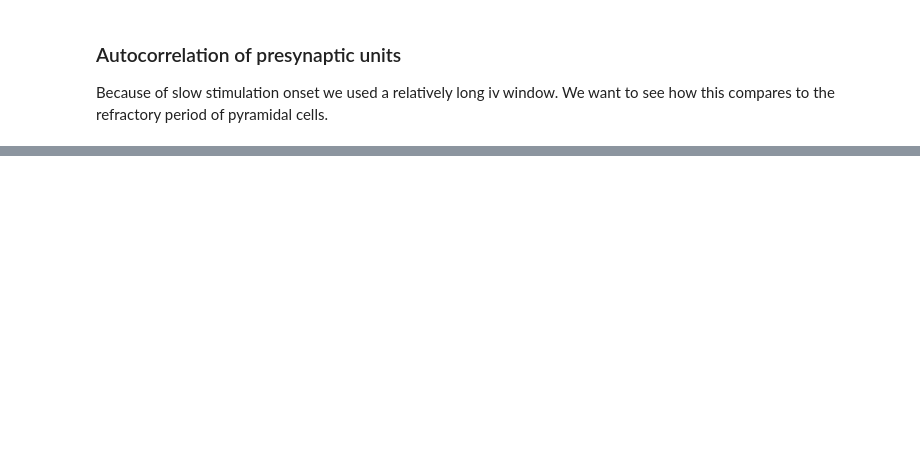
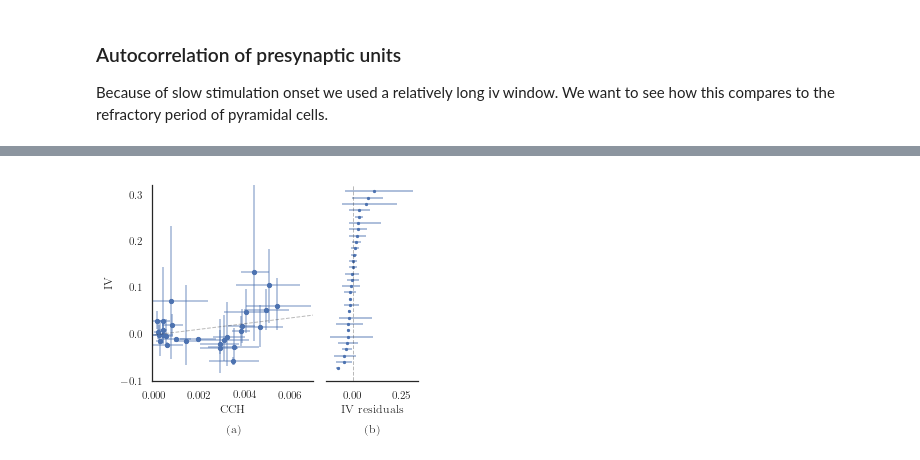
Before and after one commit to lepmik/causal-optogenetics-paper-data, a Jupyter notebook: Figure 6 HippocampalData.ipynb, the cells around one changed output, grey strips where cells are left out. Cells and saved outputs as stored; diff of their text form; code cells hidden in the pictures; blank space fills up the shorter version.

Commit message:
Figure 6 runs through on fresh instatiation

```diff
--- a/Figure 6 HippocampalData.ipynb
+++ b/Figure 6 HippocampalData.ipynb
@@ -489,6 +474,6 @@ if calculate_df_btstrp_cch:
             ccg_time_limit,
             ccg_width,
             conns_sel=conns_sel)
-    df_btstrp_cch.to_pickle('df_btstrp_cch')
+    df_btstrp_cch.to_pickle('results/df_btstrp_cch.pckl')
 else:
-    df_btstrp_cch = pd.read_pickle('df_btstrp_cch')
+    df_btstrp_cch = pd.read_pickle('results/df_btstrp_cch.pckl')
@@ -503,11 +492,11 @@ if calculate_df_btstrp_iv:
             iv_window,
             iv_ltnc,
             conns_sel=conns_sel)
-    df_btstrp_iv.to_pickle('df_btstrp_iv')
+    df_btstrp_iv.to_pickle('results/df_btstrp_iv.pckl')
 else:
-    df_btstrp_iv = pd.read_pickle('df_btstrp_iv')
+    df_btstrp_iv = pd.read_pickle('results/df_btstrp_iv.pckl')
 # %%
-CI = 66.6
+CI = 95.
 perc_low = (100-CI)/2
 perc_high = 100 - perc_low
 
@@ -560,4 +549,4 @@ for conn in conns_sel:
 iv_err = np.vstack([iv_err_low, iv_err_high])
 iv_med = np.array(iv_med)
 cch_err = np.vstack([cch_err_low, cch_err_high])
-cch_mean = np.array(cch_mean)
+cch_med = np.array(cch_med)
@@ -656,0 +553,4 @@ fig.savefig('manuscript/Optodata_error_by_IV_window.svg')
+# %%
+# fit linear model on median values
+m, b = np.polyfit(cch_med, iv_med, 1)
+f_lin = lambda x: m*x+b
@@ -656,0 +561,69 @@ fig.savefig('manuscript/Optodata_error_by_IV_window.svg')
+# %%
+# we rescale iv_values for visualization
+set_style('article', h=2.)
+fig = plt.figure()
+gs0 = GridSpec(4, 8, wspace=.55)
+ax1 = fig.add_subplot(gs0[:, 0:5])
+ax2 = fig.add_subplot(gs0[:, 5:])
+
+ax1.scatter(cch_med,
+           iv_med,
+           c='b',
+           alpha=1,
+           s=18)
+ax1.errorbar(cch_med,
+            iv_med,
+            xerr=cch_err,
+            yerr=iv_err,
+            fmt='None',
+            ecolor='b',
+            alpha=0.4)
+ax1.set_xlabel(r'CCH')
+ax1.set_ylabel(r'IV')
+ax1.set_xlim([-0.0001, 0.007])
+#ax.set_xlim([-0.0001, 0.01])
+ax1.set_ylim([-0.1, 0.32])
+ax1.plot([0, 1],
+         [f_lin(0), f_lin(1)],
+         'k--', alpha=0.3,
+        linewidth=1.)
+
+despine(ax=ax1)
+
+cch_argsort = np.argsort(cch_med)
+ids = np.arange(0, len(cch_med),1)
+
+
+
+rsdl_iv = iv_med - f_lin(cch_med)
+argsortd = np.argsort(rsdl_iv)
+
+ax2.scatter(rsdl_iv[argsortd],
+            ids,
+            s=5,
+            c='b')
+ax2.errorbar(rsdl_iv[argsortd],
+             ids,
+             xerr=iv_err[:, argsortd],
+             ecolor='b',
+             fmt='None',
+             capsize=0,
+             elinewidth=1.5,
+             alpha=0.6)
+ax2.plot([0, 0], [-100,100], 'k--', alpha=0.3, linewidth=1.)
+#ax2.plot(-100,-100, 'b', label=r'CCH')
+#ax2.plot(-100,-100, 'r', label=r'IV $[10^{-1}]$')
+#ax2.legend(loc='lower right')
+ax2.set_xlabel(r'IV residuals')
+#ax2.set_xlim([-0.01, 0.025])
+ax2.set_ylim([-2, len(cch_med)+0.])
+ax2.set_yticks([], [])
+
+despine(ax=ax2, left=True)
+add_caption([ax1, ax2], start='a')
+
+fig.tight_layout()
+fig.subplots_adjust(left=0.16, bottom=0.2)
+fig.savefig('manuscript/Optodata_comparison_IvCch.svg', dpi=180)
+# %% [output]
+[figure, added]
```
Also changed, not shown: parts of 57 cells of this notebook.
